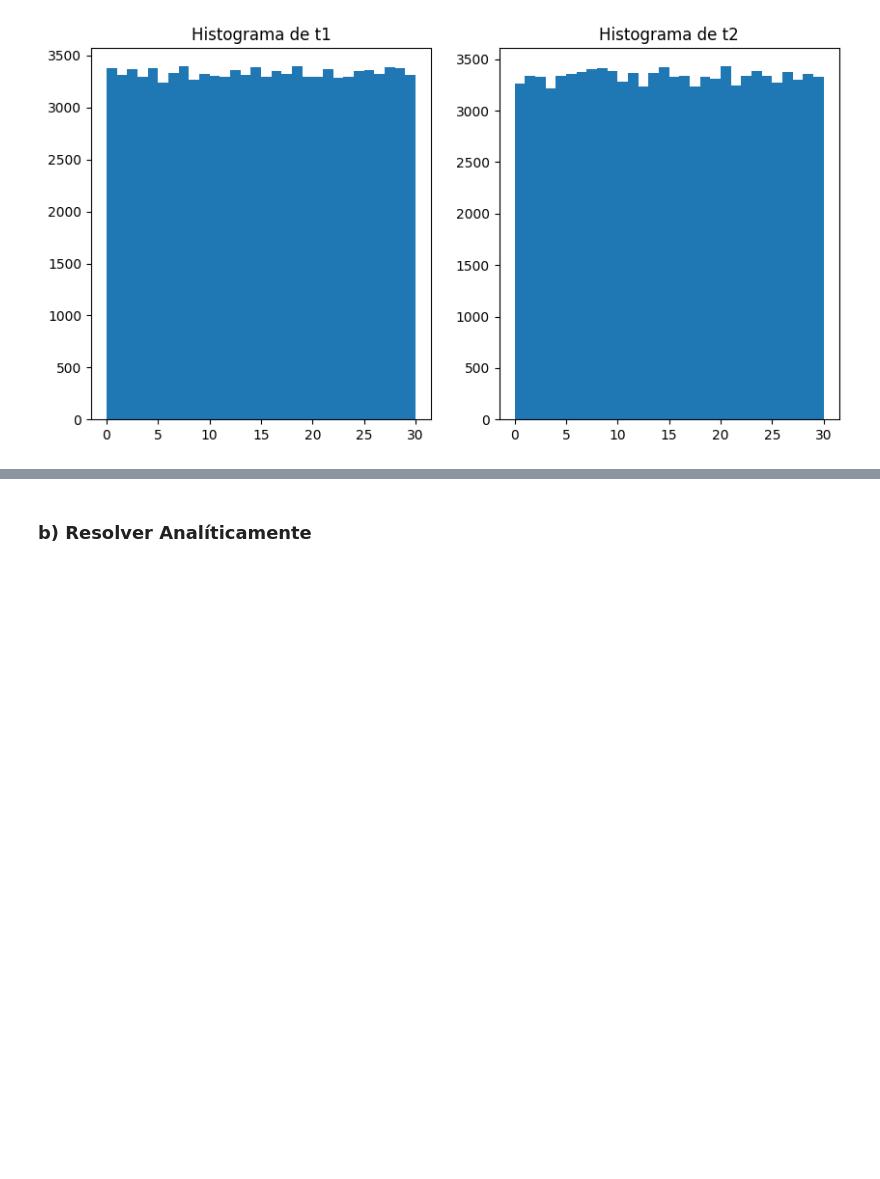
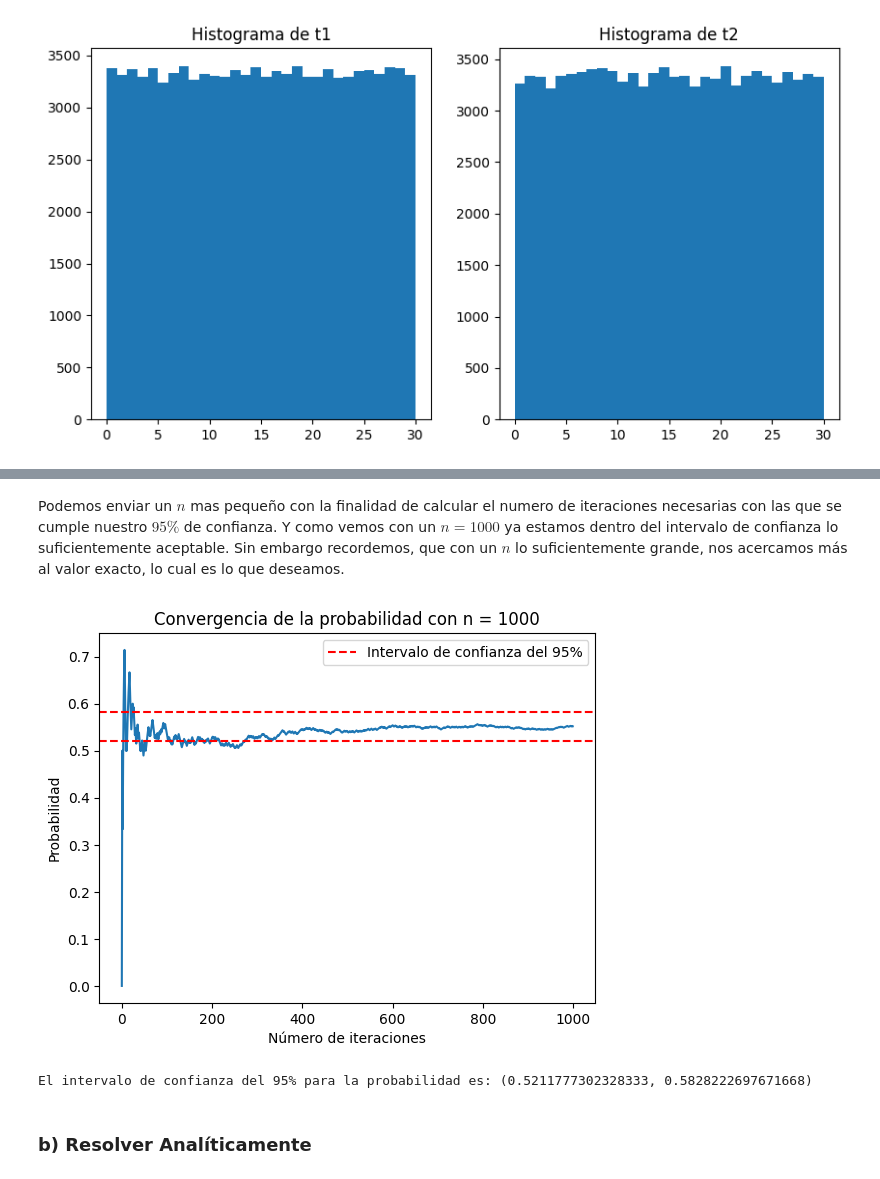
Before and after one commit to NIETOCAMBRON7/Simulacion-2, a Jupyter notebook: Exmen/Ejercicio1_Exámen.ipynb, the cells around one changed output, grey strips where cells are left out. Saved outputs shown, nothing was run; the diff lists cells and outputs as text; code cells hidden in the pictures; blank space fills up the shorter version.

```diff
--- a/Exmen/Ejercicio1_Exámen.ipynb
+++ b/Exmen/Ejercicio1_Exámen.ipynb
@@ -94,3 +113,49 @@ plt.show()
+# %%
+import random
+import numpy as np
+import matplotlib.pyplot as plt
+
+def probabilidad_convergencia(n):
+    num_exitos = 0
+    t1_list = []  # lista para almacenar los valores de t1 generados
+    t2_list = []  # lista para almacenar los valores de t2 generados
+    prob_list = [] # lista para almacenar las probabilidades en cada iteración
+
+    for i in range(n):
+        t1 = random.uniform(0, 30)
+        t2 = random.uniform(0, 30)
+        t1_list.append(t1)  # añadir t1 a la lista
+        t2_list.append(t2)  # añadir t2 a la lista
+        if abs(t2 - t1) <= 10:
+            num_exitos += 1
+
+        probabilidad = num_exitos / (i + 1)
+        prob_list.append(probabilidad)
+
+    # calcular los límites del intervalo de confianza del 95% en la última iteración
+    z = 1.96  # valor crítico para el nivel de confianza del 95%
+    std_error = np.sqrt(probabilidad * (1 - probabilidad) / n)
+    upper_limit = probabilidad + z * std_error
+    lower_limit = probabilidad - z * std_error
+
+    # graficar la convergencia de la probabilidad
+    plt.plot(prob_list)
+    plt.axhline(y=upper_limit, color='r', linestyle='--', label='Intervalo de confianza del 95%')
+    plt.axhline(y=lower_limit, color='r', linestyle='--')
+    plt.title("Convergencia de la probabilidad con n = {}".format(n))
+    plt.xlabel("Número de iteraciones")
+    plt.ylabel("Probabilidad")
+    plt.legend()
+    plt.show()
+
+    print("El intervalo de confianza del 95% para la probabilidad es:", (lower_limit, upper_limit))
+# %% [markdown]
+Podemos enviar un $n$ mas pequeño con la finalidad de calcular el numero de iteraciones necesarias con las que se cumple nuestro $95\%$ de confianza. Y como vemos con un $n=1000$ ya estamos dentro del intervalo de confianza lo suficientemente aceptable. Sin embargo recordemos, que con un $n$ lo suficientemente grande, nos acercamos más al valor exacto, lo cual es lo que deseamos.
+# %%
+probabilidad_convergencia(1000)
+# %% [output]
+[figure, added]
+El intervalo de confianza del 95% para la probabilidad es: (0.5211777302328333, 0.5828222697671668)
 # %% [markdown]
 ### b) Resolver Analíticamente
 # %% [markdown]
```
Also changed, not shown: parts of 6 cells of this notebook.
